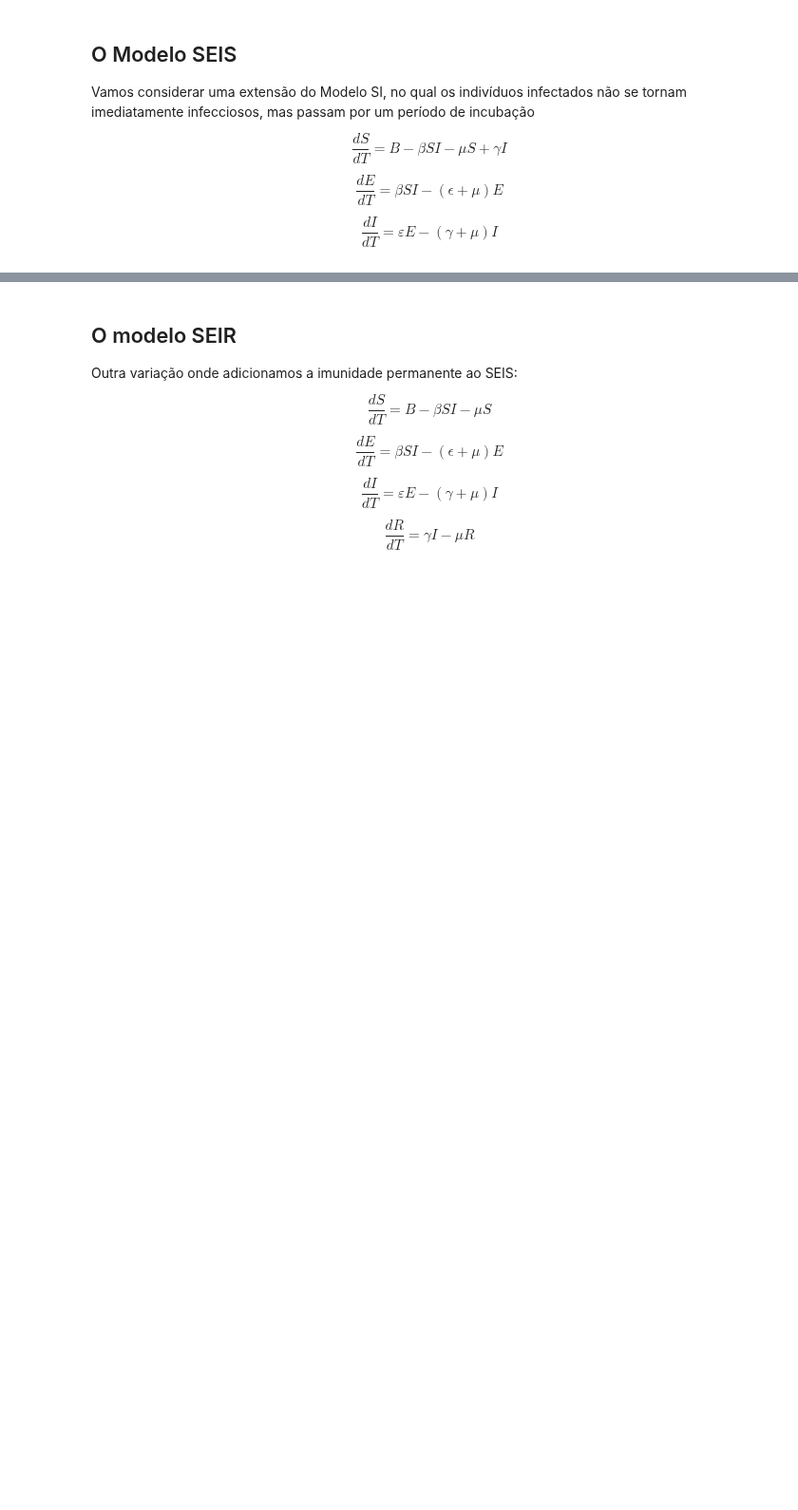
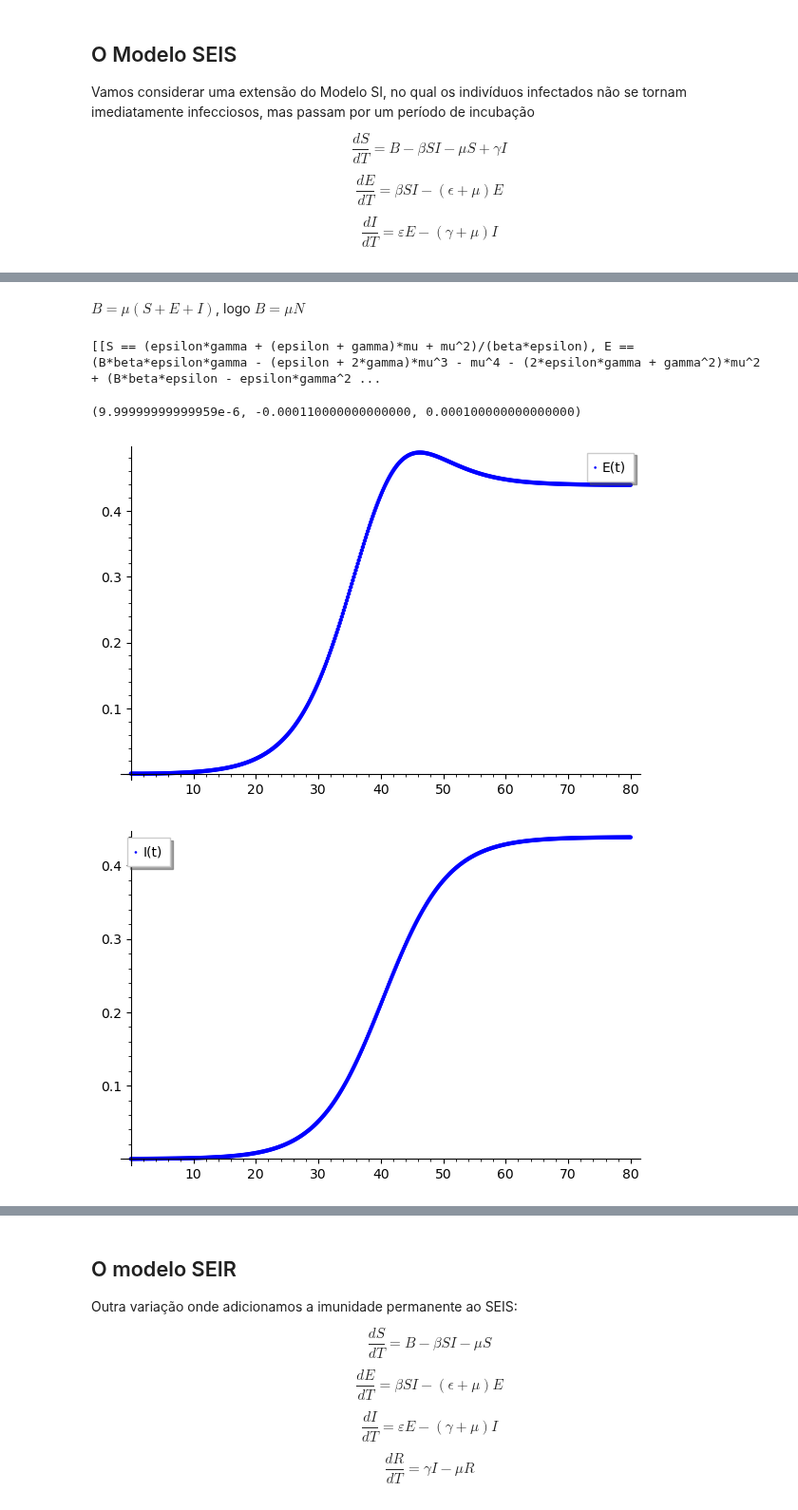
Before and after one commit to fccoelho/Modelagem-Matematica-IV, a Jupyter notebook: Planilhas Sage/Aula 4 - Espalhamento de Epidemias.ipynb, the cells around one changed output, grey strips where cells are left out. Shown at 95% size. Cells and saved outputs as stored; diff of their text form; code cells hidden in the pictures; blank space fills up the shorter version.

```diff
--- a/Planilhas Sage/Aula 4 - Espalhamento de Epidemias.ipynb
+++ b/Planilhas Sage/Aula 4 - Espalhamento de Epidemias.ipynb
@@ -399,5 +401,28 @@ solve([dsdt,dedt, didt ],[S,E,I])
+# %% [markdown]
+$B=\mu(S+E+I)$, logo $B=\mu N$
+# %%
+eqs = solve([dsdt,dedt, didt ],[S,E,I])
+eqs
+# %% [output]
+[[S == (epsilon*gamma + (epsilon + gamma)*mu + mu^2)/(beta*epsilon), E == (B*beta*epsilon*gamma - (epsilon + 2*gamma)*mu^3 - mu^4 - (2*epsilon*gamma + gamma^2)*mu^2 + (B*beta*epsilon - epsilon*gamma^2 ...
 # %%
 def seis(t, y, pars):
     S,E,I = y
-    beta,B,N,gamma,epsilon,mu = pars
-    return dsdt,dedt,didt
+    beta,B,gamma,epsilon,mu = pars
+    return B -beta*I*S -mu*S +gamma*I,beta*I*S - (epsilon+mu)*E,epsilon*E-(gamma+mu)*I
+# %%
+seis(0,inits,[.5,0.01,0.09, 0.1,0.01])
+# %% [output]
+(9.99999999999959e-6, -0.000110000000000000, 0.000100000000000000)
+# %%
+T = ode_solver()
+T.function = seis
+inits = 0.999,.001, 0
+tspan = [0,80]
+T.ode_solve(tspan, inits, num_points=500, params=[.9,0.01,0.09, 0.1,0.01])
+# %%
+T.plot_solution(1, legend_label='E(t)')
+T.plot_solution(2, legend_label='I(t)')
+# %% [output]
+[figure, added]
+[figure, added]
```
Also changed, not shown: parts of 12 cells of this notebook.
